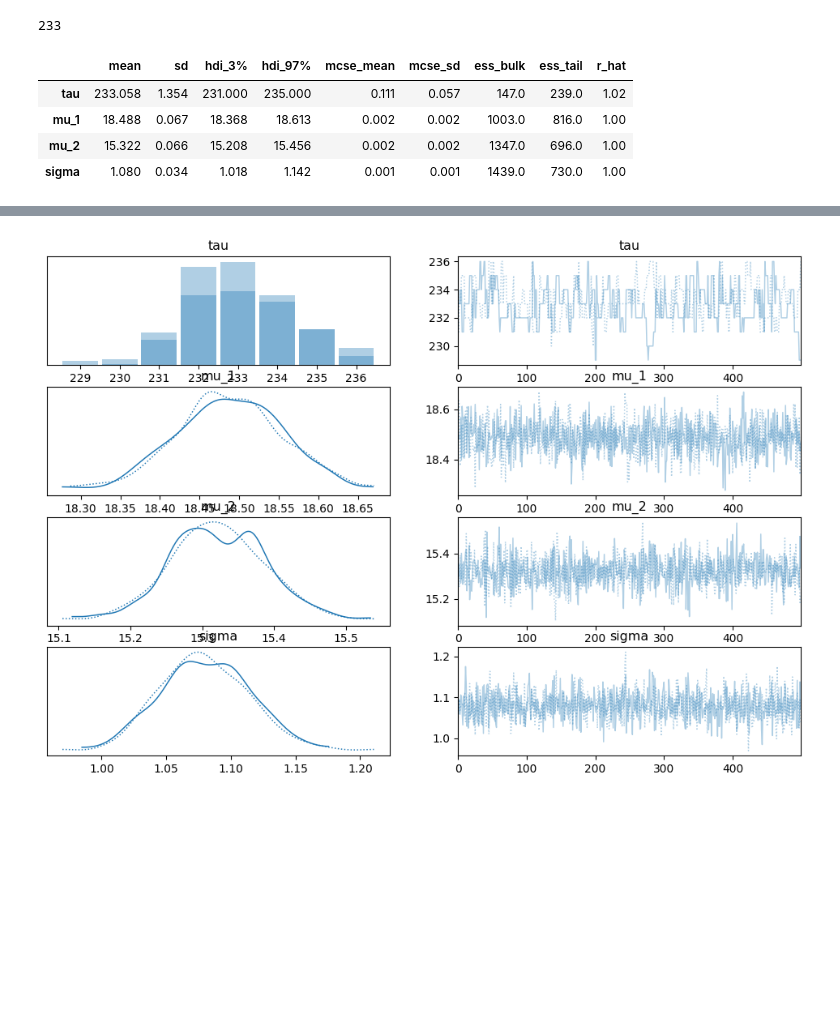
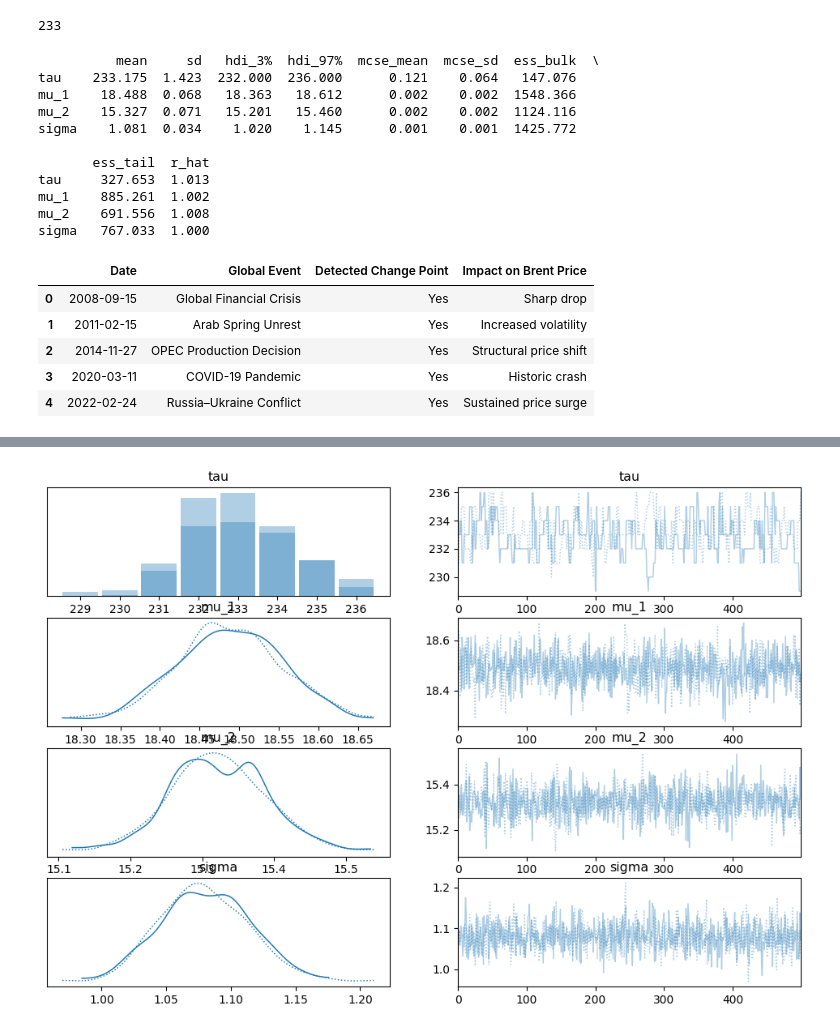
Before and after one commit to majilanIS/birhane-oil-event-impact, a Jupyter notebook: notebooks/point_modelling_and_insight_generation.ipynb, the cells around one changed output, grey strips where cells are left out. Cells and saved outputs as stored; diff of their text form; code cells hidden in the pictures; blank space fills up the shorter version.

```diff
--- a/notebooks/point_modelling_and_insight_generation.ipynb
+++ b/notebooks/point_modelling_and_insight_generation.ipynb
@@ -113,13 +120,29 @@ tau_est
 # %%
 ###
 # Interpret the Model Output
 ###
 
 #Check Convergence
-az.summary(trace)
+summary = az.summary(trace, round_to=3)
+print(summary)
+
+event_demo_df = pd.DataFrame(data)
+event_demo_df
 # %% [output]
+          mean     sd   hdi_3%  hdi_97%  mcse_mean  mcse_sd  ess_bulk  \
+tau    233.175  1.423  232.000  236.000      0.121    0.064   147.076
+mu_1    18.488  0.068   18.363   18.612      0.002    0.002  1548.366
+mu_2    15.327  0.071   15.201   15.460      0.002    0.002  1124.116
+sigma    1.081  0.034    1.020    1.145      0.001    0.001  1425.772
+
+       ess_tail  r_hat
+tau     327.653  1.013
+mu_1    885.261  1.002
+mu_2    691.556  1.008
+sigma   767.033  1.000
-|  | mean | sd | hdi_3% | hdi_97% | mcse_mean | mcse_sd | ess_bulk | ess_tail | r_hat |
-| tau | 233.058 | 1.354 | 231.000 | 235.000 | 0.111 | 0.057 | 147.0 | 239.0 | 1.02 |
-| mu_1 | 18.488 | 0.067 | 18.368 | 18.613 | 0.002 | 0.002 | 1003.0 | 816.0 | 1.00 |
-| mu_2 | 15.322 | 0.066 | 15.208 | 15.456 | 0.002 | 0.002 | 1347.0 | 696.0 | 1.00 |
-| sigma | 1.080 | 0.034 | 1.018 | 1.142 | 0.001 | 0.001 | 1439.0 | 730.0 | 1.00 |
+|  | Date | Global Event | Detected Change Point | Impact on Brent Price |
+| 0 | 2008-09-15 | Global Financial Crisis | Yes | Sharp drop |
+| 1 | 2011-02-15 | Arab Spring Unrest | Yes | Increased volatility |
+| 2 | 2014-11-27 | OPEC Production Decision | Yes | Structural price shift |
+| 3 | 2020-03-11 | COVID-19 Pandemic | Yes | Historic crash |
+| 4 | 2022-02-24 | Russia–Ukraine Conflict | Yes | Sustained price surge |
```
Also changed, not shown: parts of 9 cells of this notebook, 6 other files.
